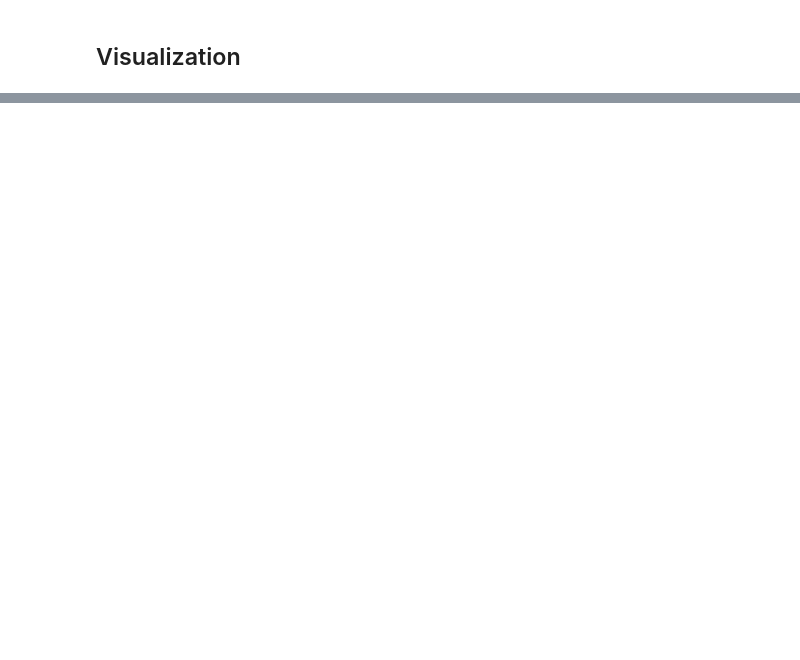
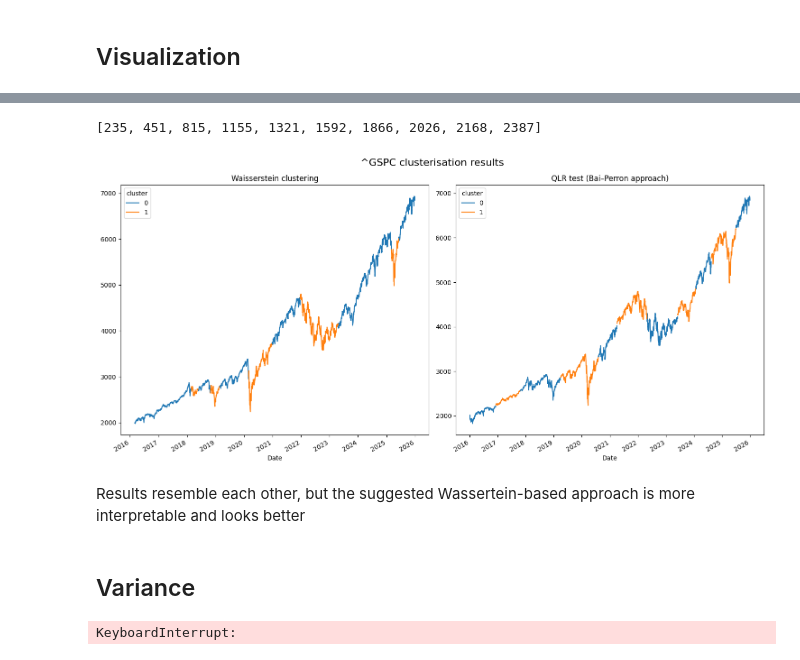
Before and after one commit to IvanKolesn/market_regime_detection, a Jupyter notebook: notebooks/univariate_detection.ipynb, the cells around one changed output, grey strips where cells are left out. Drawn from its saved outputs; the diff is of its cells as text; code cells hidden in the pictures; blank space fills up the shorter version.

Commit message:
Added QLR tests

```diff
--- a/notebooks/univariate_detection.ipynb
+++ b/notebooks/univariate_detection.ipynb
@@ -145,0 +162,7 @@ plt.show()
+# %%
+%%time
+breakpoints_idx, n_breakpoints = detect_mean_breaks(
+    y=market_data[TICKER].to_numpy(),
+    max_breaks=10,
+    min_segment=20,
+)
@@ -145,0 +173,48 @@ plt.show()
+# %%
+breakpoints_idx
+# %% [output]
+[235, 451, 815, 1155, 1321, 1592, 1866, 2026, 2168, 2387]
+# %%
+plot_data = (
+    market_data
+    .assign(cluster=0)
+    .reset_index()
+)
+# %%
+for i in np.arange(0, len(breakpoints_idx), 2):
+    plot_data.iloc[breakpoints_idx[i]: breakpoints_idx[i+1], -1] = 1
+# %%
+fig, axs = plt.subplots(1, 2, figsize=(15, 7))
+
+cluster_assignment = final_clusters[2]
+
+(
+    market_data.iloc[WINDOW_LENGTH_DAYS:, :]
+    .assign(cluster=cluster_assignment)
+    .reset_index()
+    .pivot(
+        index="Date",
+        columns="cluster",
+        values=TICKER
+    )
+    .plot(ax=axs[0])
+)
+
+plot_data.pivot(
+    index="Date",
+    columns="cluster",
+    values=TICKER
+).plot(ax=axs[1])
+
+axs[0].set_title('Waisserstein clustering')
+axs[1].set_title('QLR test (Bai–Perron approach)')
+fig.suptitle(f'{TICKER} clusterisation results', fontsize=16)
+
+plt.tight_layout()
+plt.show()
+# %% [output]
+[figure, added]
+# %% [markdown]
+Results resemble each other, but the suggested Wassertein-based approach is more interpretable and looks better
+# %% [markdown]
+## Variance
@@ -145,0 +228,9 @@ plt.show()
+# %%
+%%time
+breakpoints_idx, n_breakpoints = detect_variance_breaks(
+    y=market_returns[TICKER].to_numpy(),
+    max_breaks=10,
+    min_segment=20,
+)
+# %% [output]
+KeyboardInterrupt:
```
Also changed, not shown: parts of 20 cells of this notebook, 2 other files.
